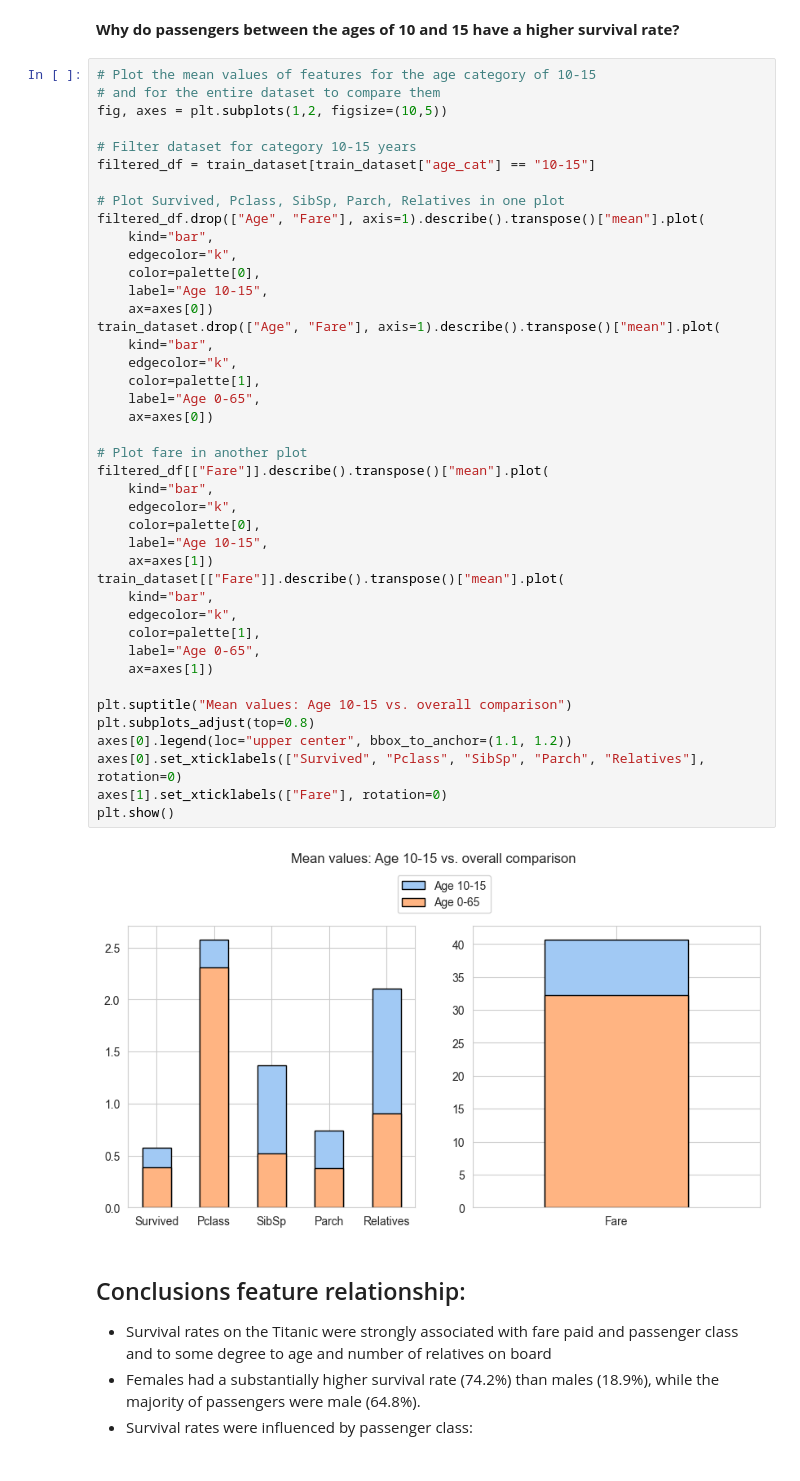
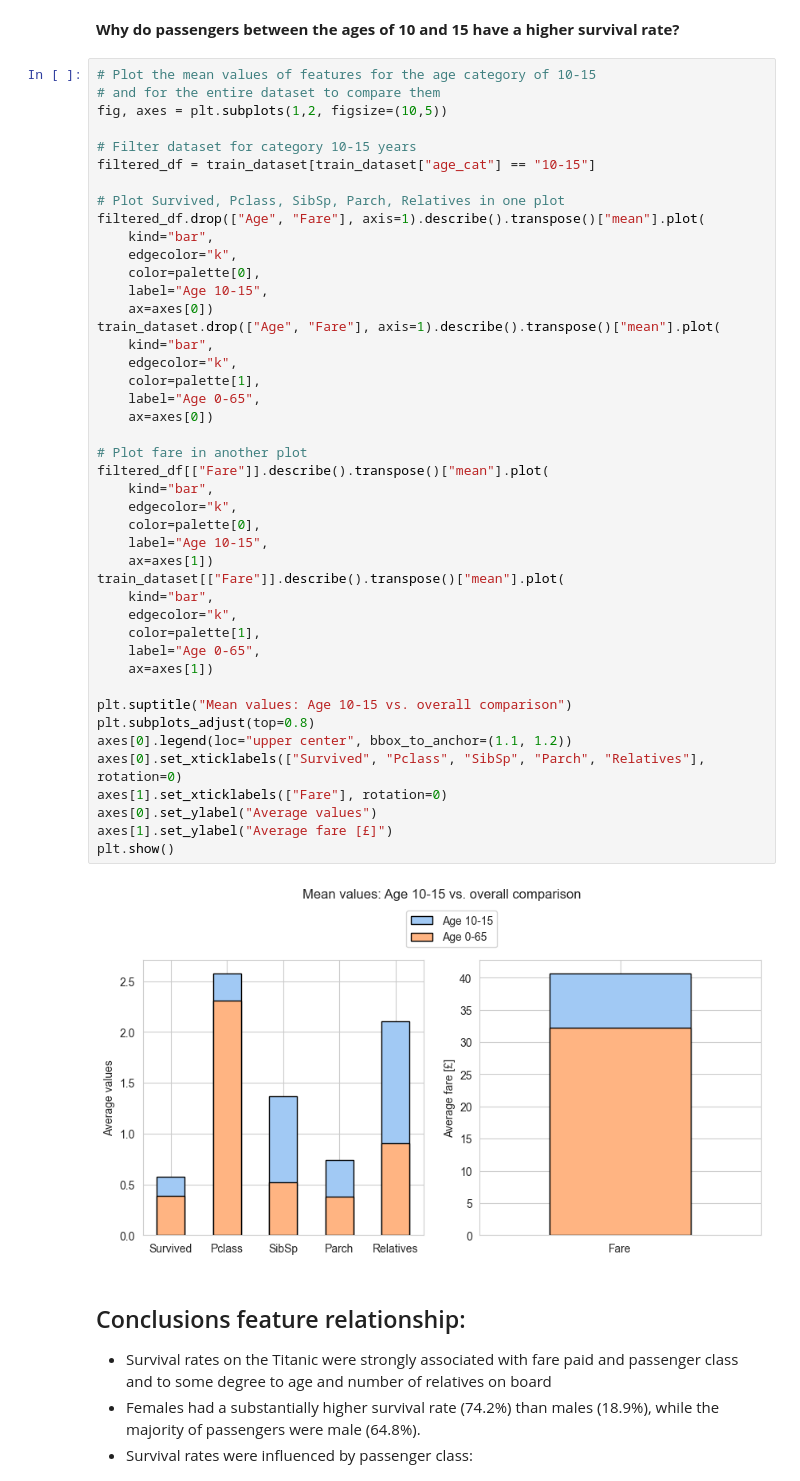
Before and after one commit to ManuelGehl/Titanic-Data-Analysis, a Jupyter notebook: titanic_data_exploration.ipynb, the cells around one changed output. Saved outputs shown, nothing was run; the diff lists cells and outputs as text.

```diff
--- a/titanic_data_exploration.ipynb
+++ b/titanic_data_exploration.ipynb
@@ -405,34 +405,36 @@ filtered_df.drop(["Age", "Fare"], axis=1).describe().transpose()["mean"].plot(
     label="Age 10-15",
     ax=axes[0])
 train_dataset.drop(["Age", "Fare"], axis=1).describe().transpose()["mean"].plot(
     kind="bar",
     edgecolor="k",
     color=palette[1],
     label="Age 0-65",
     ax=axes[0])
 
 # Plot fare in another plot
 filtered_df[["Fare"]].describe().transpose()["mean"].plot(
     kind="bar",
     edgecolor="k",
     color=palette[0],
     label="Age 10-15",
     ax=axes[1])
 train_dataset[["Fare"]].describe().transpose()["mean"].plot(
     kind="bar",
     edgecolor="k",
     color=palette[1],
     label="Age 0-65",
     ax=axes[1])
 
 plt.suptitle("Mean values: Age 10-15 vs. overall comparison")
 plt.subplots_adjust(top=0.8)
 axes[0].legend(loc="upper center", bbox_to_anchor=(1.1, 1.2))
 axes[0].set_xticklabels(["Survived", "Pclass", "SibSp", "Parch", "Relatives"], rotation=0)
 axes[1].set_xticklabels(["Fare"], rotation=0)
+axes[0].set_ylabel("Average values")
+axes[1].set_ylabel("Average fare [£]")
 plt.show()
 # %% [output]
-[figure, old version]
+[figure, new version]
 # %% [markdown]
 ## Conclusions feature relationship:
 
```
Also changed, not shown: parts of 2 cells of this notebook, 3 other files.
